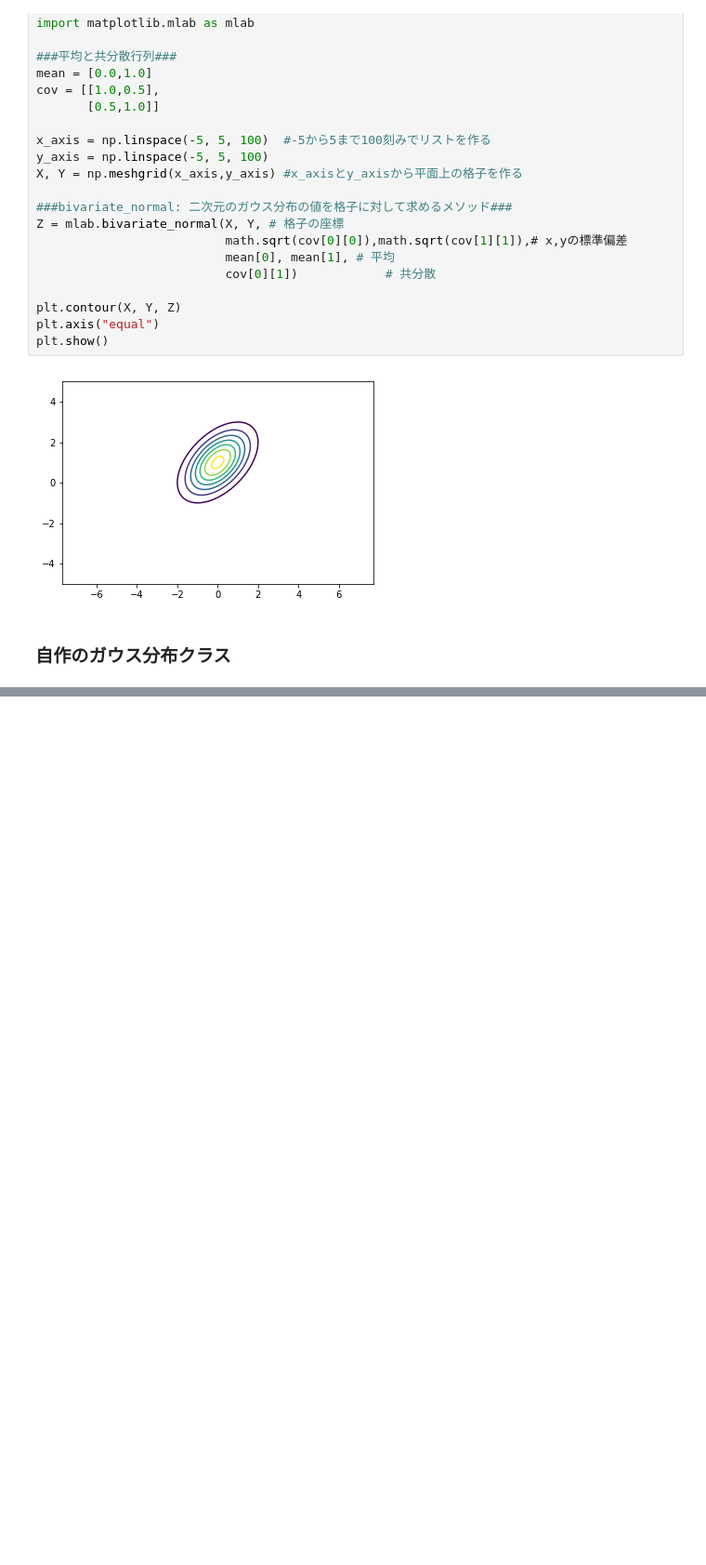
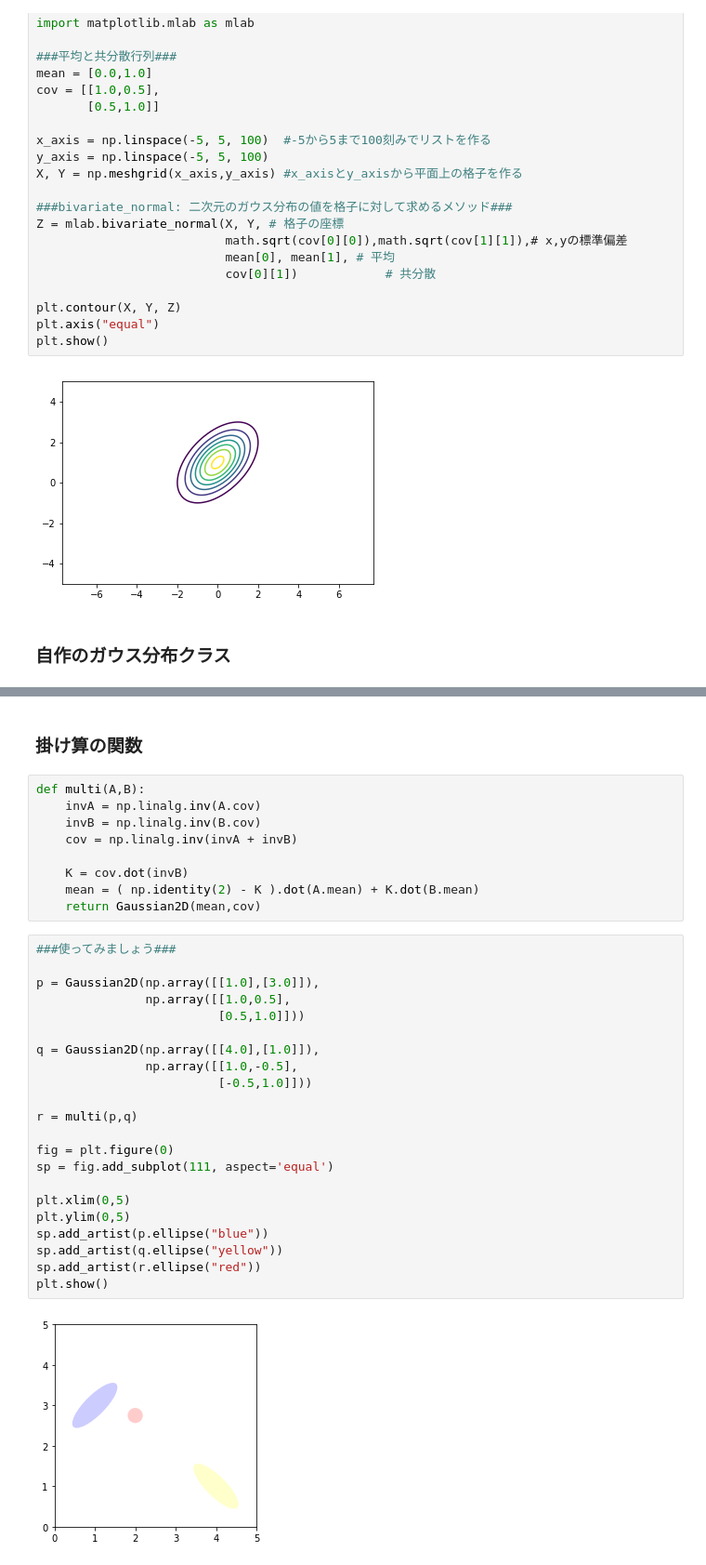
Before and after one commit to ryuichiueda/probrobo2017, a Jupyter notebook: 13.ipynb, the cells around one changed output, grey strips where cells are left out. Shown at 93% size. Saved outputs shown, nothing was run; the diff lists cells and outputs as text; blank space fills up the shorter version.

```diff
--- a/13.ipynb
+++ b/13.ipynb
@@ -129,0 +145,35 @@ plt.show()
+# %% [markdown]
+### 掛け算の関数
+# %%
+def multi(A,B):
+    invA = np.linalg.inv(A.cov)
+    invB = np.linalg.inv(B.cov)
+    cov = np.linalg.inv(invA + invB)
+
+    K = cov.dot(invB)
+    mean = ( np.identity(2) - K ).dot(A.mean) + K.dot(B.mean)
+    return Gaussian2D(mean,cov)
+# %%
+###使ってみましょう###
+
+p = Gaussian2D(np.array([[1.0],[3.0]]),
+               np.array([[1.0,0.5],
+                         [0.5,1.0]]))
+
+q = Gaussian2D(np.array([[4.0],[1.0]]),
+               np.array([[1.0,-0.5],
+                         [-0.5,1.0]]))
+
+r = multi(p,q)
+
+fig = plt.figure(0)
+sp = fig.add_subplot(111, aspect='equal')
+
+plt.xlim(0,5)
+plt.ylim(0,5)
+sp.add_artist(p.ellipse("blue"))
+sp.add_artist(q.ellipse("yellow"))
+sp.add_artist(r.ellipse("red"))
+plt.show()
+# %% [output]
+[figure, added]
```
Also changed, not shown: parts of 8 cells of this notebook.
